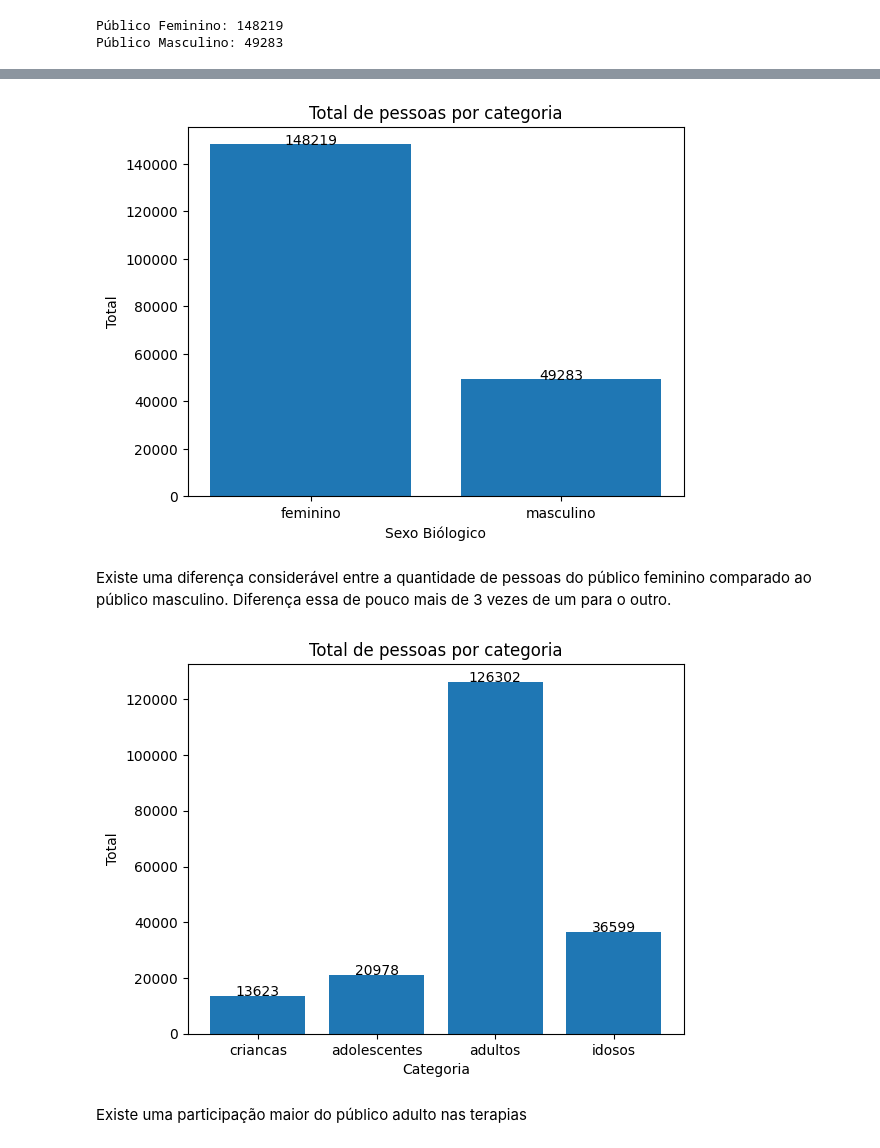
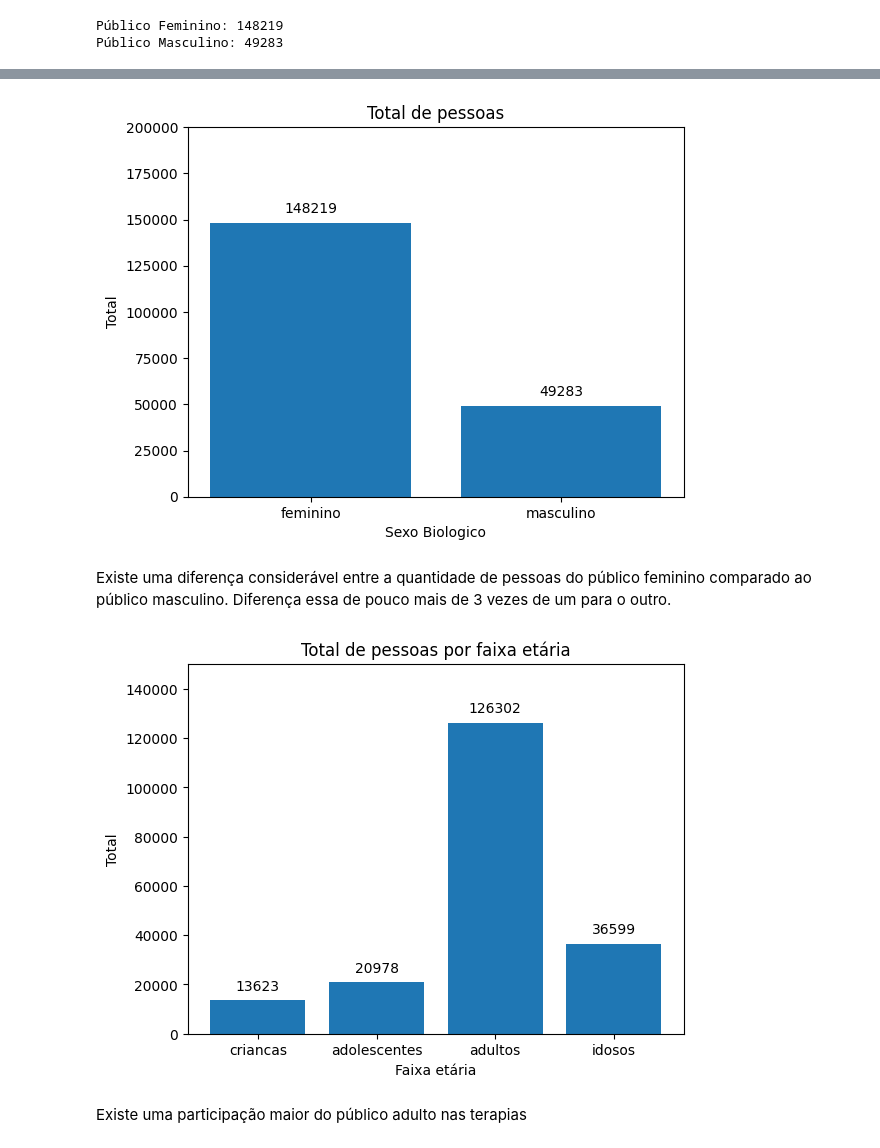
Before and after one commit to rafaeld3castro/tcc2, a Jupyter notebook: src/main/TCC2.ipynb, the cells around one changed output, grey strips where cells are left out. Saved outputs shown, nothing was run; the diff lists cells and outputs as text; code cells hidden in the pictures.

```diff
--- a/src/main/TCC2.ipynb
+++ b/src/main/TCC2.ipynb
@@ -268,46 +239,45 @@ sns.histplot(dados, x='idosos')
 # %%
 categorias = ['feminino', 'masculino']
 totais = [total_feminino, total_masculino]
 
+plt.rcdefaults()
+fig, ax = plt.subplots()
+
 # Criar o gráfico de barras
-plt.bar(categorias, totais)
-
-# Adicionar os valores acima das barras
-for i, v in enumerate(totais):
-    plt.text(i, v+30, str(v), ha='center')
+barra_sexo = plt.bar(categorias, totais, align='center')
+ax.bar_label(barra_sexo, padding=5, color='black')
+ax.set_ylim(0, 200000)
 
 # Configurar o gráfico
-# A época não a classição estava binária, e não incluía os grupos minoritários
-plt.xlabel('Sexo Biólogico')
+plt.xlabel('Sexo Biologico')
 plt.ylabel('Total')
-plt.title('Total de pessoas por categoria')
+plt.title('Total de pessoas')
 
-# Exibir o gráfico
 plt.show()
 # %% [output]
-[figure, old version]
+[figure, new version]
 # %% [markdown]
 Existe uma diferença considerável entre a quantidade de pessoas do público feminino comparado ao público masculino. Diferença essa de pouco mais de 3 vezes de um para o outro.
 # %%
 categorias = ['criancas', 'adolescentes','adultos','idosos']
 totais =  [total_criancas, total_adolescentes,total_adultos,total_idosos]
 
+plt.rcdefaults()
+fig, ax = plt.subplots()
+
 # Criar o gráfico de barras
-plt.bar(categorias, totais)
-
-# Adicionar os valores acima das barras
-for i, v in enumerate(totais):
-    plt.text(i, v+30, str(v), ha='center')
+barra_idade = plt.bar(categorias, totais)
+ax.bar_label(barra_idade, padding=5, color='black')
+ax.set_ylim(0, 150000)
 
 # Configurar o gráfico
-plt.xlabel('Categoria')
+plt.xlabel('Faixa etária')
 plt.ylabel('Total')
-plt.title('Total de pessoas por categoria')
+plt.title('Total de pessoas por faixa etária')
 
-# Exibir o gráfico
 plt.show()
 # %% [output]
-[figure, old version]
+[figure, new version]
 # %% [markdown]
 Existe uma participação maior do público adulto nas terapias
 # %% [markdown]
```
Also changed, not shown: parts of 43 cells of this notebook, 1 other file.
